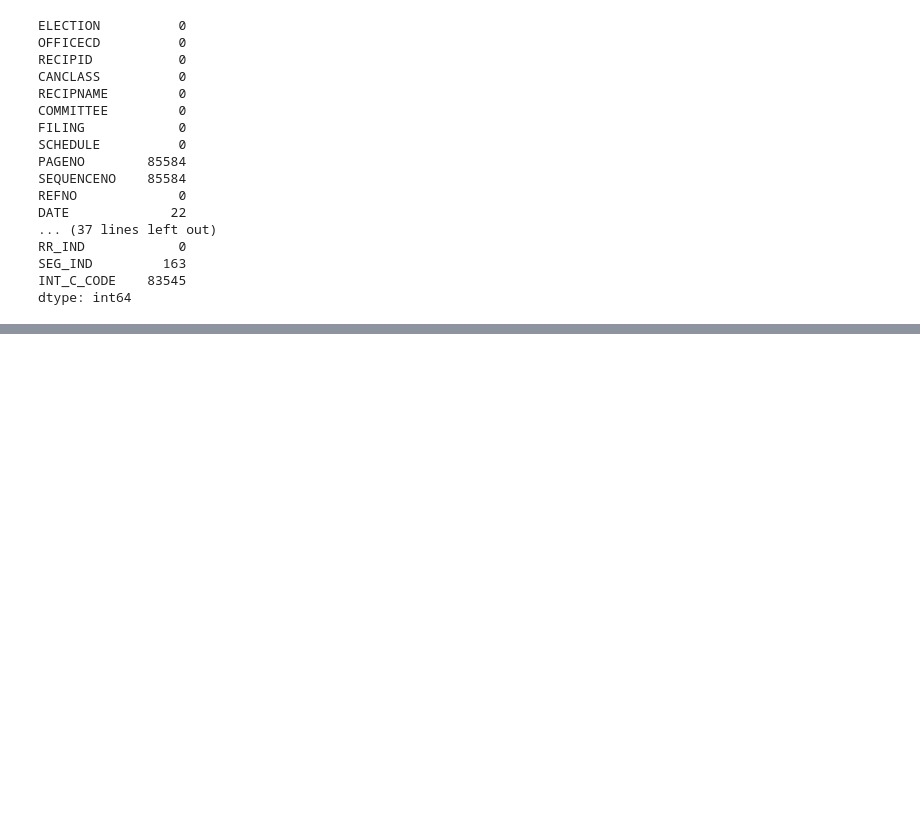
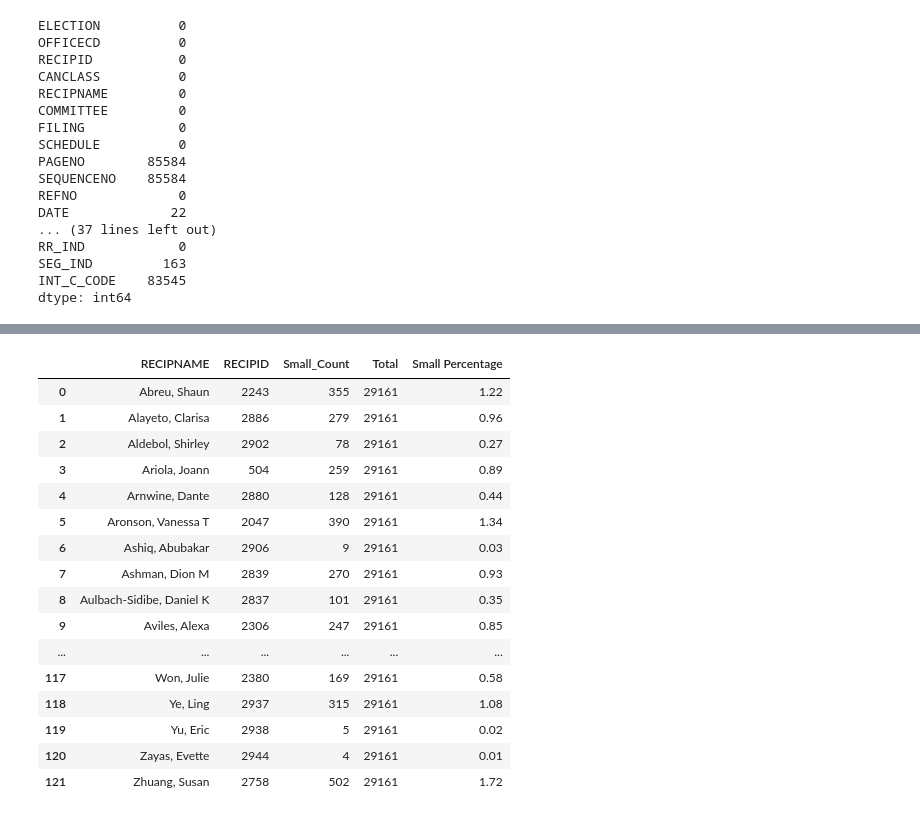
Before and after one commit to shenalt/city-campaigns-2025, a Jupyter notebook: 2025-candidates.ipynb, the cells around one changed output, grey strips where cells are left out. Saved outputs shown, nothing was run; the diff lists cells and outputs as text; code cells hidden in the pictures; blank space fills up the shorter version.

```diff
--- a/2025-candidates.ipynb
+++ b/2025-candidates.ipynb
@@ -53,0 +145,10 @@ print(df.duplicated().sum())
+# %%
+# CONTRIBUTION SIZE DISTRIBUTION - Small, Medium, Large
+gb_cols = ['RECIPNAME', 'RECIPID']
+
+#copy_df.sort_values('AMNT', ascending=False).groupby(gb_cols)['AMNT'].sum()
+#city_council_totals = df[cond1].groupby('RECIPNAME')['AMNT'].sum()
+#print(city_council_totals.sort_values(ascending=False))
+pd.set_option('display.max_rows', None)
+test = copy_df.groupby(gb_cols)['Contribution Size'].value_counts()
+test
@@ -53,0 +173,32 @@ print(df.duplicated().sum())
+# %%
+def smallAndTotalCount(row):
+    sdaf
+
+grouped = copy_df.groupby(gb_cols)['Contribution Size'].apply(
+    lambda x: (x == "Small").sum()
+).reset_index(name="Small_Count")
+
+val_counts = copy_df['Contribution Size'].value_counts()
+total_counts = val_counts.sum()
+grouped['Total'] = total_counts
+grouped['Small Percentage'] = (grouped['Small_Count'] / total_counts) * 100
+grouped
+#test = copy_df.groupby(gb_cols)['Contribution Size'].value_counts()
+# %% [output]
+|  | RECIPNAME | RECIPID | Small_Count | Total | Small Percentage |
+| 0 | Abreu, Shaun | 2243 | 355 | 29161 | 1.22 |
+| 1 | Alayeto, Clarisa | 2886 | 279 | 29161 | 0.96 |
+| 2 | Aldebol, Shirley | 2902 | 78 | 29161 | 0.27 |
+| 3 | Ariola, Joann | 504 | 259 | 29161 | 0.89 |
+| 4 | Arnwine, Dante | 2880 | 128 | 29161 | 0.44 |
+| 5 | Aronson, Vanessa T | 2047 | 390 | 29161 | 1.34 |
+| 6 | Ashiq, Abubakar | 2906 | 9 | 29161 | 0.03 |
+| 7 | Ashman, Dion M | 2839 | 270 | 29161 | 0.93 |
+| 8 | Aulbach-Sidibe, Daniel K | 2837 | 101 | 29161 | 0.35 |
+| 9 | Aviles, Alexa | 2306 | 247 | 29161 | 0.85 |
+| ... | ... | ... | ... | ... | ... |
+| 117 | Won, Julie | 2380 | 169 | 29161 | 0.58 |
+| 118 | Ye, Ling | 2937 | 315 | 29161 | 1.08 |
+| 119 | Yu, Eric | 2938 | 5 | 29161 | 0.02 |
+| 120 | Zayas, Evette | 2944 | 4 | 29161 | 0.01 |
+| 121 | Zhuang, Susan | 2758 | 502 | 29161 | 1.72 |
```
Also changed, not shown: parts of 9 cells of this notebook, 1 other file.
